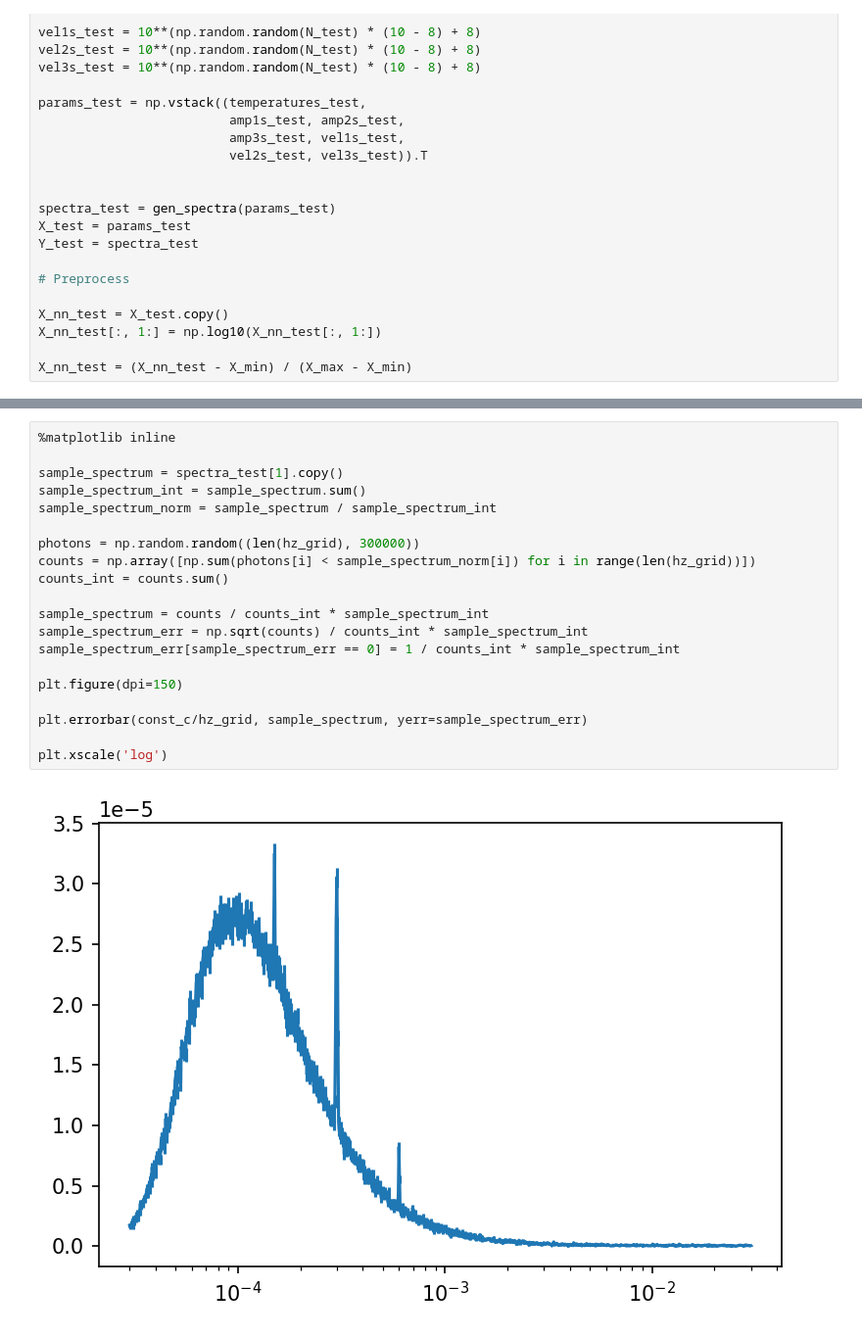
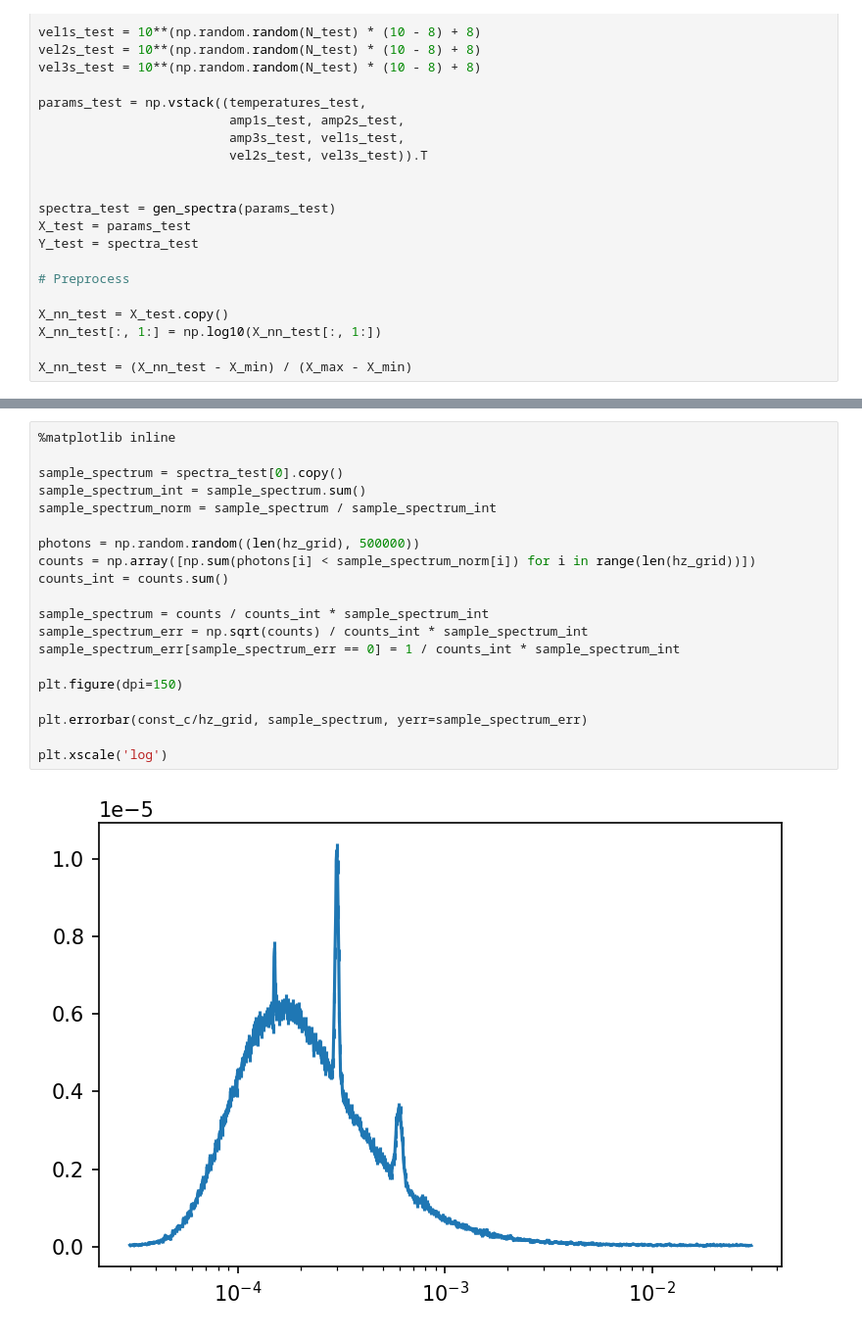
Before and after one commit to Rodot-/Tutorials, a Jupyter notebook: Emulator Example.ipynb, the cells around one changed output, grey strips where cells are left out. Shown at 98% size. Saved outputs shown, nothing was run; the diff lists cells and outputs as text.

```diff
--- a/Emulator Example.ipynb
+++ b/Emulator Example.ipynb
@@ -266,25 +266,25 @@ for i in range(N_test):
-# %%
-%matplotlib inline
-
-sample_spectrum = spectra_test[1].copy()
-sample_spectrum_int = sample_spectrum.sum()
-sample_spectrum_norm = sample_spectrum / sample_spectrum_int
-
-photons = np.random.random((len(hz_grid), 300000))
-counts = np.array([np.sum(photons[i] < sample_spectrum_norm[i]) for i in range(len(hz_grid))])
-counts_int = counts.sum()
-
-sample_spectrum = counts / counts_int * sample_spectrum_int
-sample_spectrum_err = np.sqrt(counts) / counts_int * sample_spectrum_int
-sample_spectrum_err[sample_spectrum_err == 0] = 1 / counts_int * sample_spectrum_int
-
-plt.figure(dpi=150)
-
-plt.errorbar(const_c/hz_grid, sample_spectrum, yerr=sample_spectrum_err)
-
-plt.xscale('log')
-# %% [output]
-[figure, removed]
+# %%
+%matplotlib inline
+
+sample_spectrum = spectra_test[0].copy()
+sample_spectrum_int = sample_spectrum.sum()
+sample_spectrum_norm = sample_spectrum / sample_spectrum_int
+
+photons = np.random.random((len(hz_grid), 500000))
+counts = np.array([np.sum(photons[i] < sample_spectrum_norm[i]) for i in range(len(hz_grid))])
+counts_int = counts.sum()
+
+sample_spectrum = counts / counts_int * sample_spectrum_int
+sample_spectrum_err = np.sqrt(counts) / counts_int * sample_spectrum_int
+sample_spectrum_err[sample_spectrum_err == 0] = 1 / counts_int * sample_spectrum_int
+
+plt.figure(dpi=150)
+
+plt.errorbar(const_c/hz_grid, sample_spectrum, yerr=sample_spectrum_err)
+
+plt.xscale('log')
+# %% [output]
+[figure, added]
 # %%
 import ultranest
 
```
Also changed, not shown: parts of 16 cells of this notebook.
